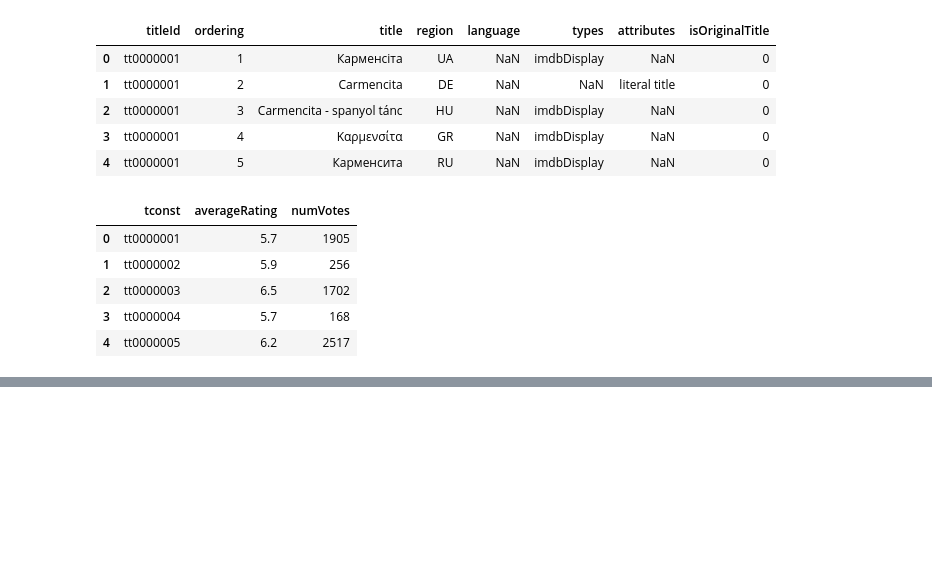
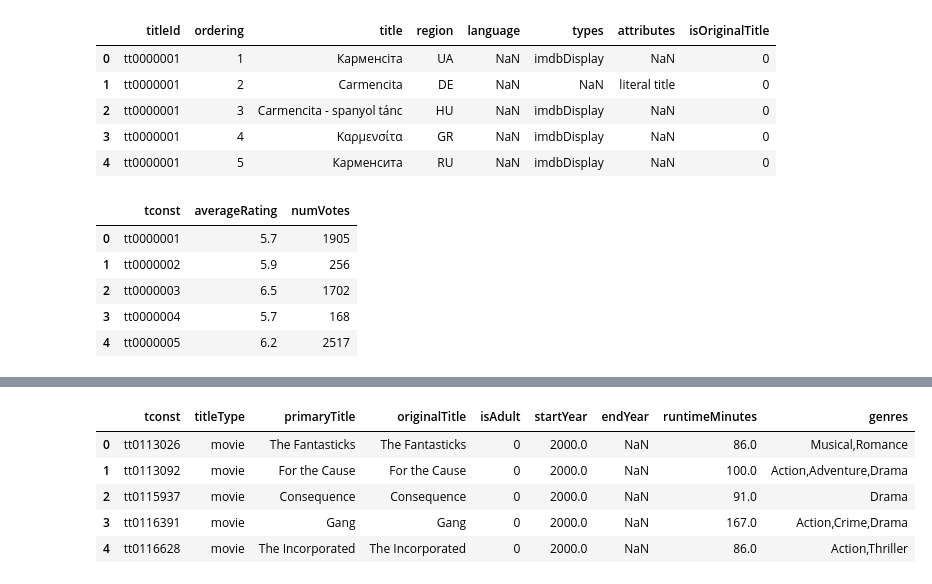
Before and after one commit to thomasgreenacre/DE_Wk1_Project-3--Part1--core-, a Jupyter notebook: DE_Wk1_Project3_Part1(core).ipynb, the cells around one changed output, grey strips where cells are left out. Saved outputs shown, nothing was run; the diff lists cells and outputs as text; code cells hidden in the pictures; blank space fills up the shorter version.

```diff
--- a/DE_Wk1_Project3_Part1(core).ipynb
+++ b/DE_Wk1_Project3_Part1(core).ipynb
@@ -106,0 +263,11 @@ TypeError: '>=' not supported between instances of 'str' and 'int'
+# %%
+# Open saved file and preview again
+basics = pd.read_csv("Data/title_basics.csv.gz", low_memory = False)
+basics.head()
+# %% [output]
+|  | tconst | titleType | primaryTitle | originalTitle | isAdult | startYear | endYear | runtimeMinutes | genres |
+| 0 | tt0113026 | movie | The Fantasticks | The Fantasticks | 0 | 2000.0 | NaN | 86.0 | Musical,Romance |
+| 1 | tt0113092 | movie | For the Cause | For the Cause | 0 | 2000.0 | NaN | 100.0 | Action,Adventure,Drama |
+| 2 | tt0115937 | movie | Consequence | Consequence | 0 | 2000.0 | NaN | 91.0 | Drama |
+| 3 | tt0116391 | movie | Gang | Gang | 0 | 2000.0 | NaN | 167.0 | Action,Crime,Drama |
+| 4 | tt0116628 | movie | The Incorporated | The Incorporated | 0 | 2000.0 | NaN | 86.0 | Action,Thriller |
```
Also changed, not shown: parts of 28 cells of this notebook, 3 other files.
